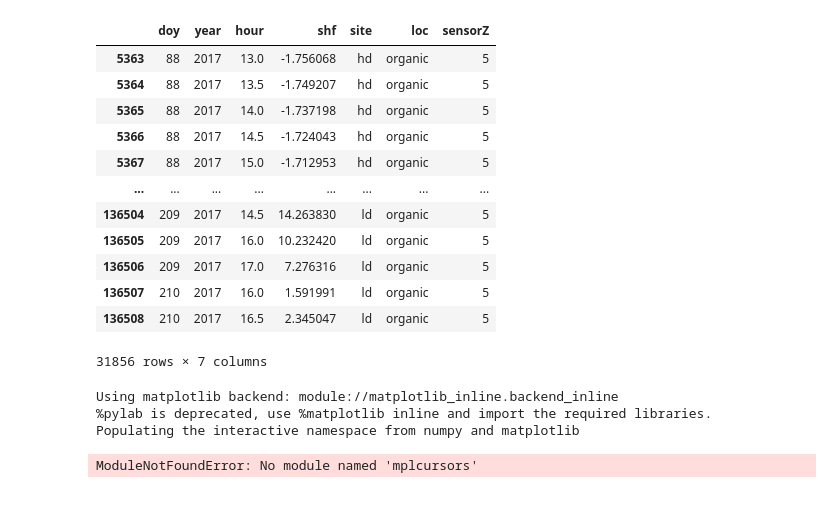
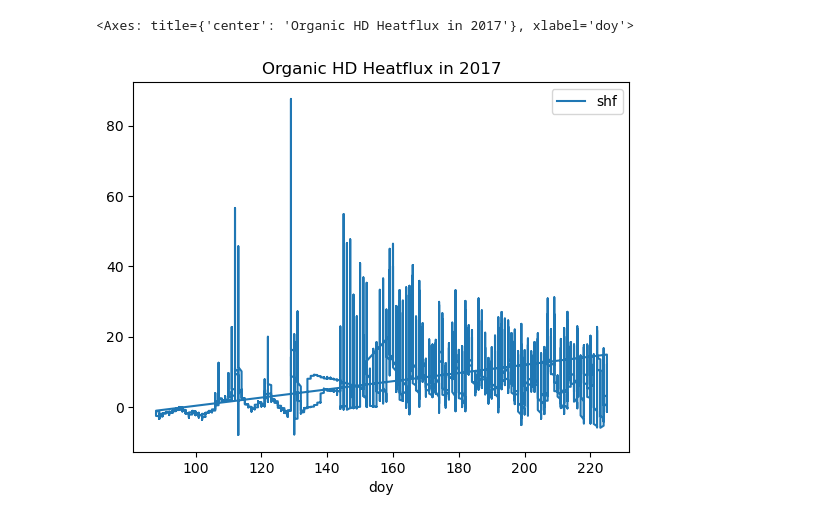
Before and after one commit to lgarnaas/arcticDataexploring, a Jupyter notebook: exploring.ipynb, the cells around one changed output. Cells and saved outputs as stored; diff of their text form; code cells hidden in the pictures.

Commit message:
Cleaned up Hardcoded version; currently making notes for user input that functions in a while true.

```diff
--- a/exploring.ipynb
+++ b/exploring.ipynb
@@ -30,42 +30,31 @@ def get_parsed_data(sortbySection, dataArgument, dataInput):
     newParsed = dataInput[dataInput[sortbySection] == dataArgument]
     return newParsed
 # %%
+"""
+Hardcoded version: removes user input and returns everything
+inside/must be changed or re-ran to narrow down lists further
+"""
+
 # Parsing masterlist heatflux data by year
 fluxDict = get_file_dict()
 masterlistHF = fluxDict.get('ground_heatflux (3).csv')
 
 
 # Heat flux based by years 2016-2017
-heatFlux2016 = masterlistHF[masterlistHF['year'] == 2016]
-heatFlux2017 = masterlistHF[masterlistHF['year'] == 2017]
+heatFlux2016 = masterlistHF[masterlistHF['year'] == 2016] # Pandas filtering commands dataframe[dataframe['column you want']]
+heatFlux2017 = masterlistHF[masterlistHF['year'] == 2017] # Pandas filtering commands
 
-parsedDataTest = get_parsed_data('loc', 'organic', heatFlux2017)
-parsedDataTest
+# Filter new dataframes by site hd/ld for years 2017
+hdHeatFlux2017 = heatFlux2017[heatFlux2017['site'] == 'hd']
+ldHeatFlux2017 = heatFlux2017[heatFlux2017['site'] == 'ld']
+
+# This instance, I will be graphing the organic loc of hdHeatFlux2017
+organicHd2017 = get_parsed_data('loc', 'organic', hdHeatFlux2017)
+filterOrgHd2017 = organicHd2017.drop(columns=['sensorZ', 'year', 'site', 'loc', 'hour'])
+
+filterOrgHd2017.plot(kind = 'line', x='doy', y='shf', title = 'Organic HD Heatflux in 2017')
+# Note, due to the graphs use of days, it may be in best interest to get the mean of
+    # all doy before plotting
 # %% [output]
-|  | doy | year | hour | shf | site | loc | sensorZ |
-| 5363 | 88 | 2017 | 13.0 | -1.756068 | hd | organic | 5 |
-| 5364 | 88 | 2017 | 13.5 | -1.749207 | hd | organic | 5 |
-| 5365 | 88 | 2017 | 14.0 | -1.737198 | hd | organic | 5 |
-| 5366 | 88 | 2017 | 14.5 | -1.724043 | hd | organic | 5 |
-| 5367 | 88 | 2017 | 15.0 | -1.712953 | hd | organic | 5 |
-| ... | ... | ... | ... | ... | ... | ... | ... |
-| 136504 | 209 | 2017 | 14.5 | 14.263830 | ld | organic | 5 |
-| 136505 | 209 | 2017 | 16.0 | 10.232420 | ld | organic | 5 |
-| 136506 | 209 | 2017 | 17.0 | 7.276316 | ld | organic | 5 |
-| 136507 | 210 | 2017 | 16.0 | 1.591991 | ld | organic | 5 |
-| 136508 | 210 | 2017 | 16.5 | 2.345047 | ld | organic | 5 |
-31856 rows × 7 columns
+<Axes: title={'center': 'Organic HD Heatflux in 2017'}, xlabel='doy'>
+[figure, added]
-# %%
-%pylab
-import mplcursors # Jai: Have to install mplcursors module on (my/local) terminal
-plt.plot(x,y)
-plt.xlabel("Year")
-plt.ylabel("Temp")
-
-mplcursors.cursor(hover=True)
-plt.show()
-# %% [output]
-Using matplotlib backend: module://matplotlib_inline.backend_inline
-%pylab is deprecated, use %matplotlib inline and import the required libraries.
-Populating the interactive namespace from numpy and matplotlib
-ModuleNotFoundError: No module named 'mplcursors'
```
Also changed, not shown: parts of 2 cells of this notebook.
